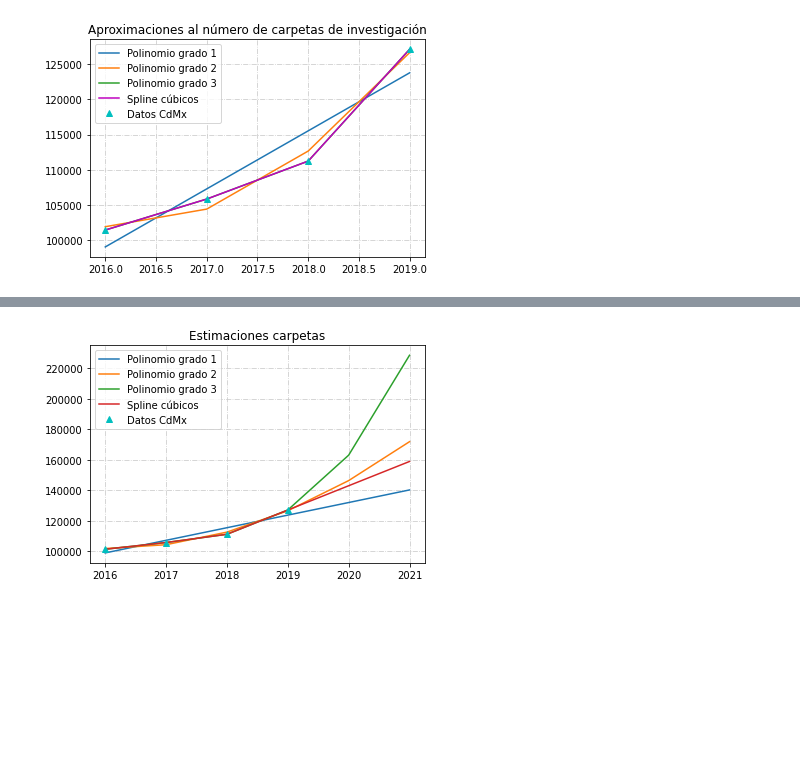
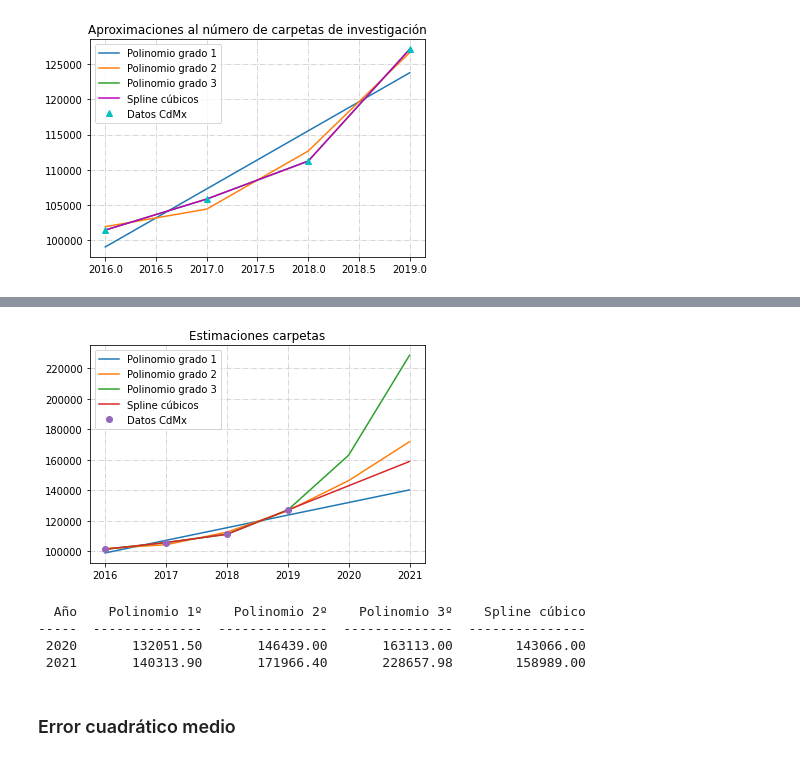
Before and after one commit to prope-2020-gh-classroom/practica-final-por-equipos-verano-2020-itam-patyua, a Jupyter notebook: Estimaciones.ipynb, the cells around one changed output, grey strips where cells are left out. Saved outputs shown, nothing was run; the diff lists cells and outputs as text; code cells hidden in the pictures; blank space fills up the shorter version.

Commit message:
errores cuadraticos #5

```diff
--- a/Estimaciones.ipynb
+++ b/Estimaciones.ipynb
@@ -90,18 +92,30 @@ splin = (y_spl[0],y_spl[1],y_spl[2],y_spl[3],y_estim_spl[0],y_estim_spl[1])
 # %%
 plt.plot(x_eval, y1,
          x_eval, y2,
          x_eval, y3,
          x_eval, splin,
-         x, y, 'c^')
+         x, y, 'o')
 plt.legend(["Polinomio grado 1",
            "Polinomio grado 2",
            "Polinomio grado 3",
            "Spline cúbicos",
            "Datos CdMx"])
 plt.rc('grid', linestyle="-.", color='#CCCCCC')
 plt.grid(True)
 plt.savefig('Estim_carpetas.png')
 plt.title("Estimaciones carpetas")
 plt.show()
 # %% [output]
-[figure, old version]
+[figure, new version]
+# %%
+print(tabulate([['2020', y_estim_1[0], y_estim_2[0], y_estim_3[0], y_estim_spl[0]],
+                ['2021', y_estim_1[1], y_estim_2[1], y_estim_3[1], y_estim_spl[1]]],
+               headers=['Año', 'Polinomio 1º', 'Polinomio 2º', 'Polinomio 3º', 'Spline cúbico'],
+              floatfmt=".2f"))
+# %% [output]
+  Año    Polinomio 1º    Polinomio 2º    Polinomio 3º    Spline cúbico
+-----  --------------  --------------  --------------  ---------------
+ 2020       132051.50       146439.00       163113.00        143066.00
+ 2021       140313.90       171966.40       228657.98        158989.00
+# %% [markdown]
+### Error cuadrático medio
```
Also changed, not shown: parts of 4 cells of this notebook.
